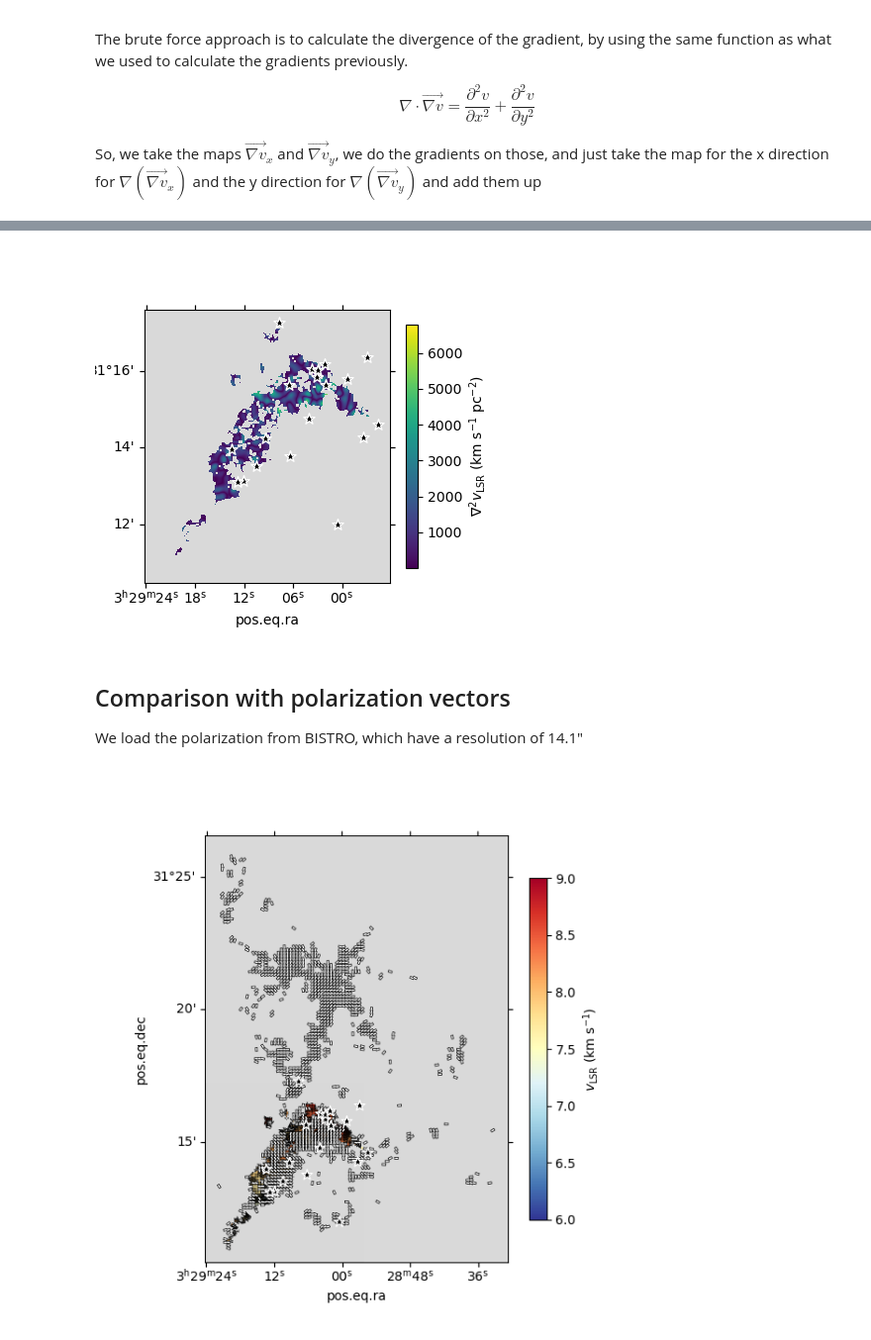
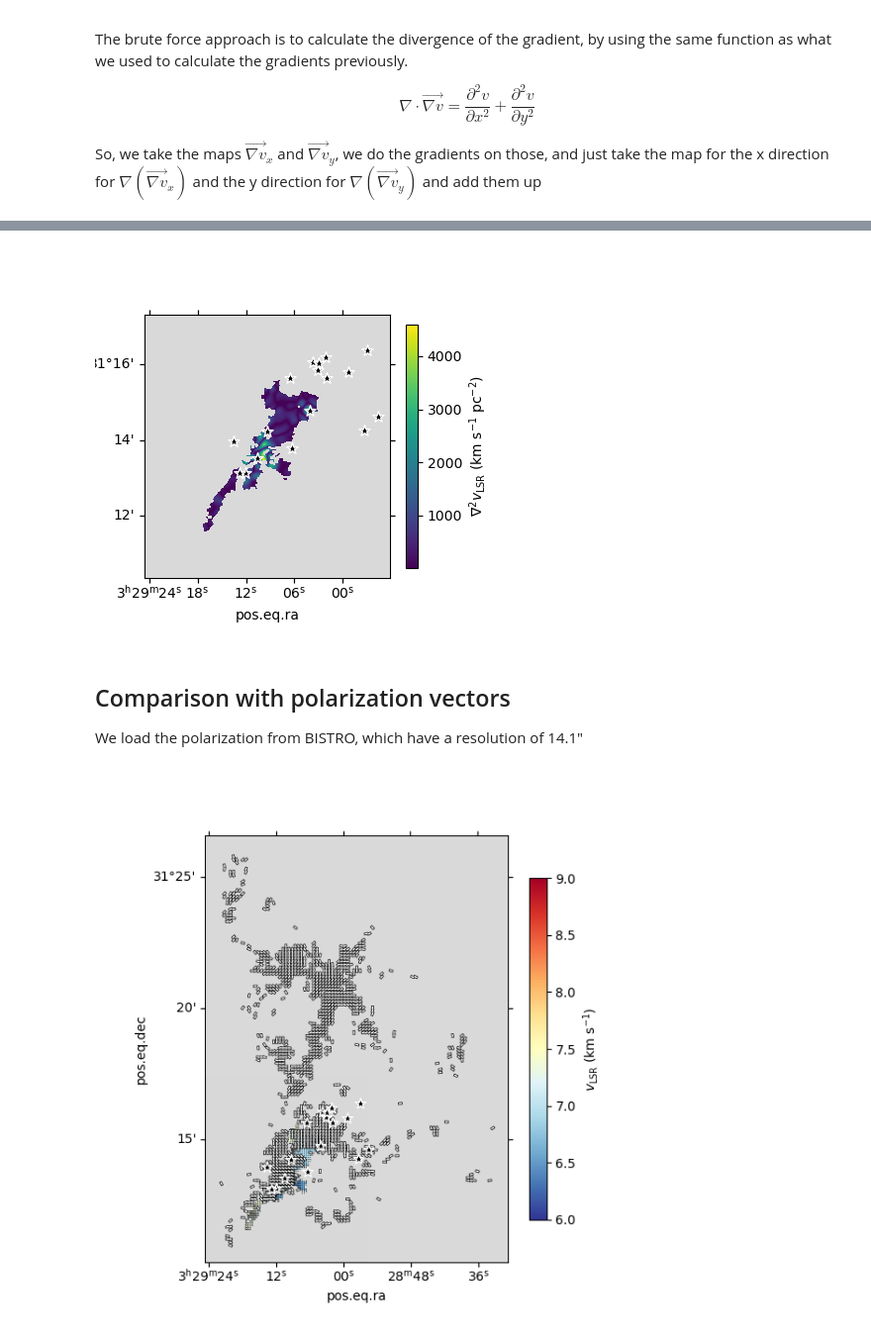
Before and after one commit to tere-valdivia/propstar_gasflow, a Jupyter notebook: analysis/test_divergence.ipynb, the cells around one changed output, grey strips where cells are left out. Shown at 99% size. Saved outputs shown, nothing was run; the diff lists cells and outputs as text; code cells hidden in the pictures.

```diff
--- a/analysis/test_divergence.ipynb
+++ b/analysis/test_divergence.ipynb
@@ -24,8 +24,8 @@ import pandas as pd
 # %%
 # HC3N1gfile = '../bayes_frame/nested-sampling/HC3N/NGC1333-SE-mle-x1_filtered_QA.fits'
 # HC3N1gfile = '../clustering/cluster1_HC3N_w0.5_r2.fits' # this is all the 1 gaussian component fit plus the closest 2 and 3 gaussians to fill the gaps
-HC3N1gfile = '../clustering/clusters_blue_HC3N.fits'
-molecule = 'HC3N' # we modify to use several molecules
+HC3N1gfile = '../clustering/clusters_blue_N2Hp.fits'
+molecule = 'N2Hp' # we modify to use several molecules
 clump = 'blue'
 
 # to save
@@ -286,7 +288,7 @@ fig.colorbar(im, ax=ax, pad=0.05, label=r'$\nabla^2v_{\mathrm{LSR}}$ (km s$^{-1}
 
 fig.savefig(divfile_brute.format(molecule, clump)[:-5]+'_abs.pdf')
 # %% [output]
-[figure, old version]
+[figure, new version]
 # %% [markdown]
 ## Comparison with polarization vectors
 We load the polarization from BISTRO, which have a resolution of 14.1"
@@ -303,36 +305,36 @@ cmap.set_bad('0.85')
 xx = np.linspace(0, np.shape(absnabla_map)[1], np.shape(absnabla_map)[1])
 yy = np.linspace(0, np.shape(absnabla_map)[0], np.shape(absnabla_map)[0])
 # sample every n
-ns = 4
+ns = 5
 xx2 = xx[2::ns].copy()
 yy2 = yy[2::ns].copy()
 vectorx2 = nablax_map[2::ns, 2::ns]
 vectory2 = nablay_map[2::ns, 2::ns]
 
 fig = plt.figure(figsize=(6,6))
 ax = fig.add_subplot(111, projection=wcssky)
 im = ax.imshow(velfield, origin='lower', cmap=cmap, vmin=6, vmax=9)
 qui = ax.quiver(xx2, yy2, vectorx2, vectory2, scale=2, scale_units='y', pivot='mid', width=0.003, color='k', zorder=10, headwidth=0, headlength=0, headaxislength=0)
 # add polarisation vectors from BISTRO
 for ra_i, dec_i, dra_i, ddec_i in zip(ra_pol, dec_pol, dra_pol, ddec_pol):
     position_i = SkyCoord(ra_i * u.deg, dec_i * u.deg, frame='fk5')
     # two pieces of coordinates
     position_vector_1 = position_i.spherical_offsets_by(dra_i * u.arcsec, ddec_i * u.arcsec)
     position_vector_2 = position_i.spherical_offsets_by(-dra_i * u.arcsec, -ddec_i * u.arcsec)
     ax.plot([position_vector_1.ra.deg, position_vector_2.ra.deg],
             [position_vector_1.dec.deg, position_vector_2.dec.deg], zorder=10,
             color='black', transform=ax.get_transform('world'), lw=2)
     ax.plot([position_vector_1.ra.deg, position_vector_2.ra.deg],
             [position_vector_1.dec.deg, position_vector_2.dec.deg], zorder=11,
             color='white', transform=ax.get_transform('world'), lw=1)
 
 
 for i in catalog_protostars.index.values:
     ax.scatter(catalog_protostars.loc[i, 'RAJ2000'], catalog_protostars.loc[i, 'DEJ2000'],
                transform=ax.get_transform('world'), marker='*', facecolor='k', edgecolor='w', s=70, zorder=100)
 fig.colorbar(im, ax=ax, pad=0.05, label=r'$v_{\mathrm{LSR}}$ (km s$^{-1}$)', shrink=0.8)
 
 ax.set_facecolor('0.85')
 # fig.savefig((velgradbasefile.format('plot', molecule, clump))[:-5]+'.pdf')
 # %% [output]
-[figure, old version]
+[figure, new version]
```
Also changed, not shown: parts of 5 cells of this notebook, 57 other files.
